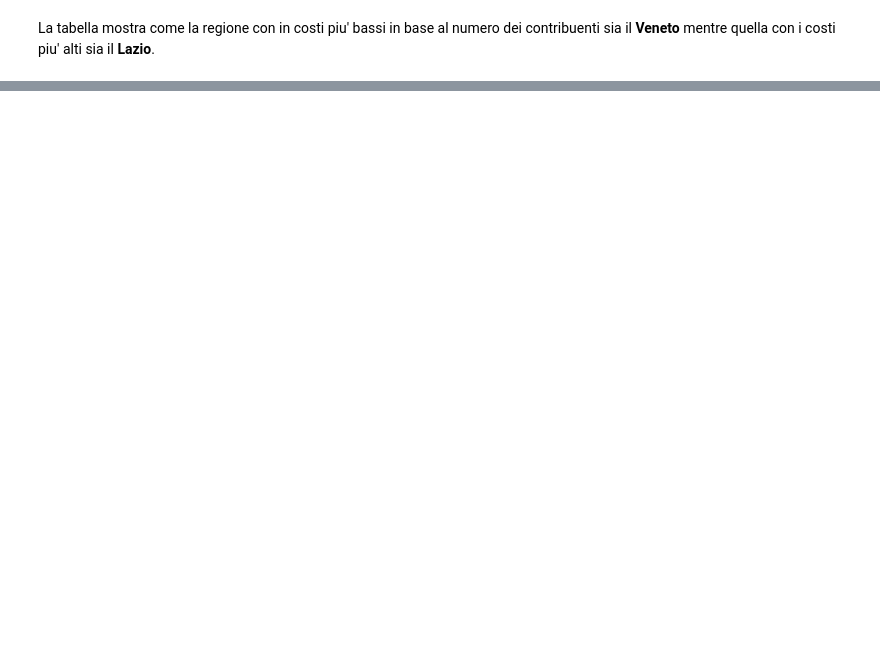
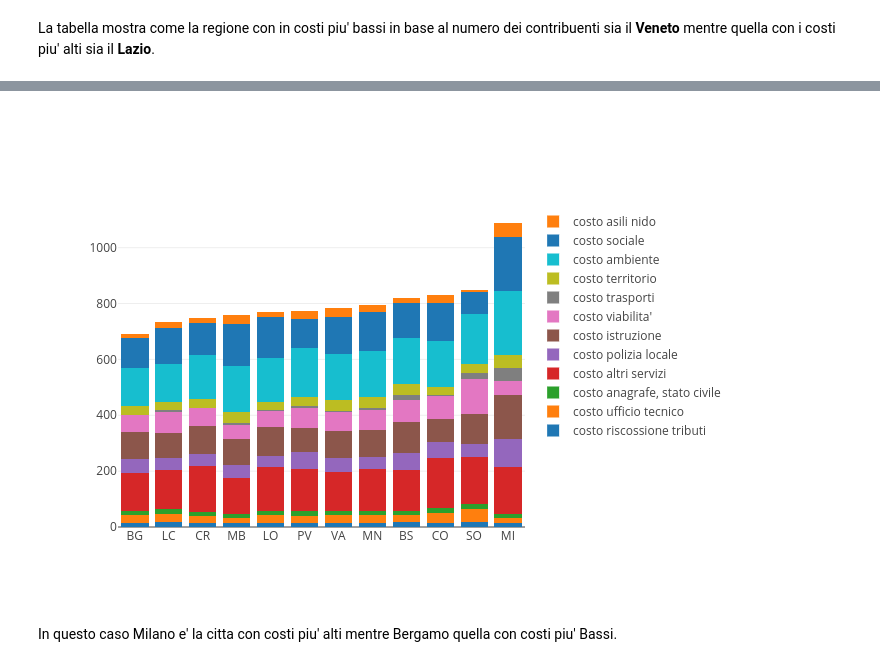
Before and after one commit to teamdigitale/daf-data-science, a Jupyter notebook: opencivitas/analisi costi servizi regioni.ipynb, the cells around one changed output, grey strips where cells are left out. Drawn from its saved outputs; the diff is of its cells as text; code cells hidden in the pictures; blank space fills up the shorter version.

```diff
--- a/opencivitas/analisi costi servizi regioni.ipynb
+++ b/opencivitas/analisi costi servizi regioni.ipynb
@@ -180,0 +193,24 @@ Si puo' notare come la provincia di Roma sia quelle che contribuisce maggiorment
+# %%
+df_lombardia = analisi_provincia(df, 'LOMBARDIA')
+data = []
+
+for c in df_lombardia.columns[:-1]:
+    trace = go.Bar(
+        x = df_lombardia.index.values,
+        y = df_lombardia[c],
+        name = c,
+    )
+    data.append(trace)
+
+layout = go.Layout(
+    barmode='stack'
+)
+
+fig = go.Figure(data=data, layout=layout)
+py.iplot(fig)
+
+fig_path = 'imgs/costi_servizi_lombardia.png'
+py_on.image.save_as(fig, filename=fig_path)
+x = Image(fig_path)
+display(x)
+# %% [output]
@@ -180,0 +218,3 @@ Si puo' notare come la provincia di Roma sia quelle che contribuisce maggiorment
+[figure, added]
+# %% [markdown]
+In questo caso Milano e' la citta con costi piu' alti mentre Bergamo quella con costi piu' Bassi.
```
Also changed, not shown: parts of 8 cells of this notebook, 5 other files.
